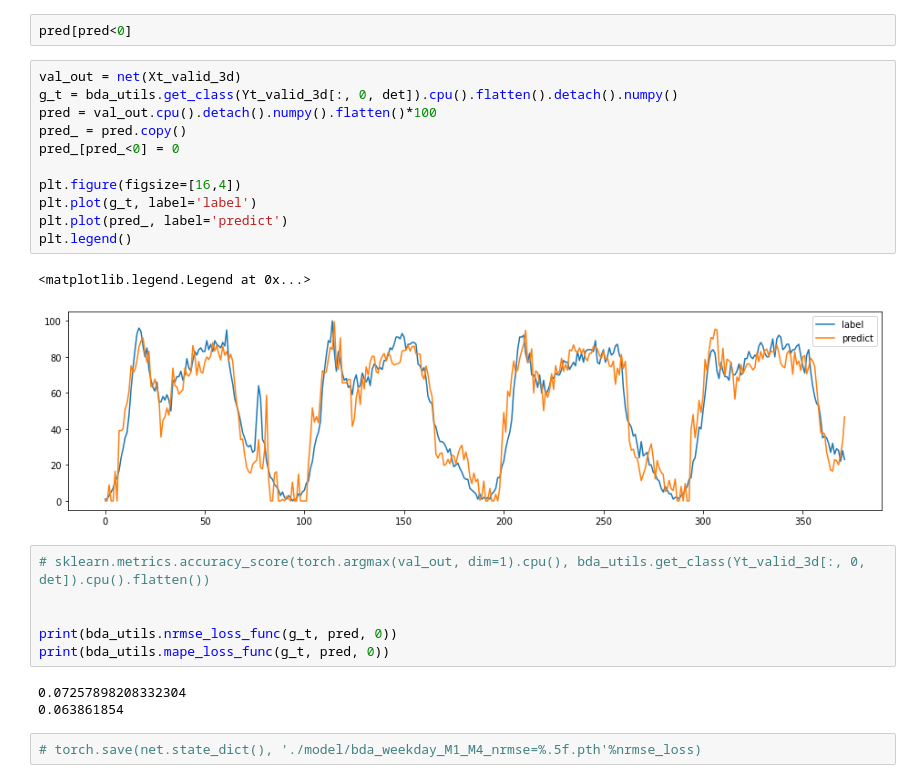
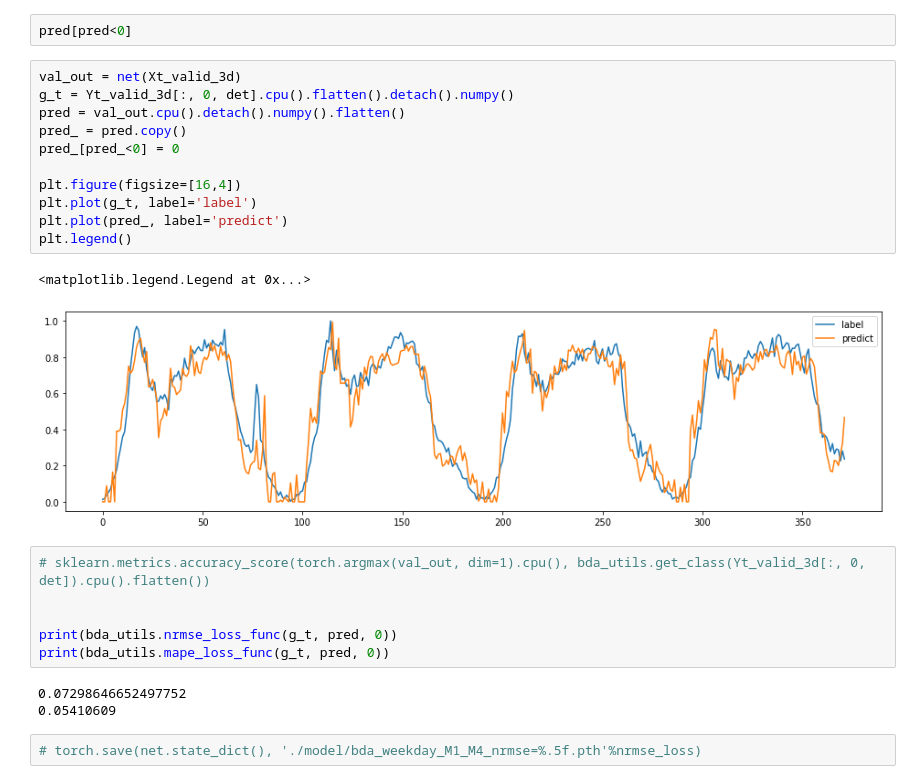
Before and after one commit to khzhang2/BDA_traffic, a Jupyter notebook: BDA_reg.ipynb, the cells around one changed output. Cells and saved outputs as stored; diff of their text form.

```diff
--- a/BDA_reg.ipynb
+++ b/BDA_reg.ipynb
@@ -449,18 +449,18 @@ ax2.plot(val_loss_set)
 pred[pred<0]
 # %%
 val_out = net(Xt_valid_3d)
-g_t = bda_utils.get_class(Yt_valid_3d[:, 0, det]).cpu().flatten().detach().numpy()
-pred = val_out.cpu().detach().numpy().flatten()*100
+g_t = Yt_valid_3d[:, 0, det].cpu().flatten().detach().numpy()
+pred = val_out.cpu().detach().numpy().flatten()
 pred_ = pred.copy()
 pred_[pred_<0] = 0
 
 plt.figure(figsize=[16,4])
 plt.plot(g_t, label='label')
 plt.plot(pred_, label='predict')
 plt.legend()
 # %% [output]
 <matplotlib.legend.Legend at 0x...>
-[figure, old version]
+[figure, new version]
 # %%
 # sklearn.metrics.accuracy_score(torch.argmax(val_out, dim=1).cpu(), bda_utils.get_class(Yt_valid_3d[:, 0, det]).cpu().flatten())
 
@@ -468,7 +468,7 @@ plt.legend()
 print(bda_utils.nrmse_loss_func(g_t, pred, 0))
 print(bda_utils.mape_loss_func(g_t, pred, 0))
 # %% [output]
-0.07257898208332304
-0.063861854
+0.07298646652497752
+0.05410609
 # %%
 # torch.save(net.state_dict(), './model/bda_weekday_M1_M4_nrmse=%.5f.pth'%nrmse_loss)
```
Also changed, not shown: 1 other file.
